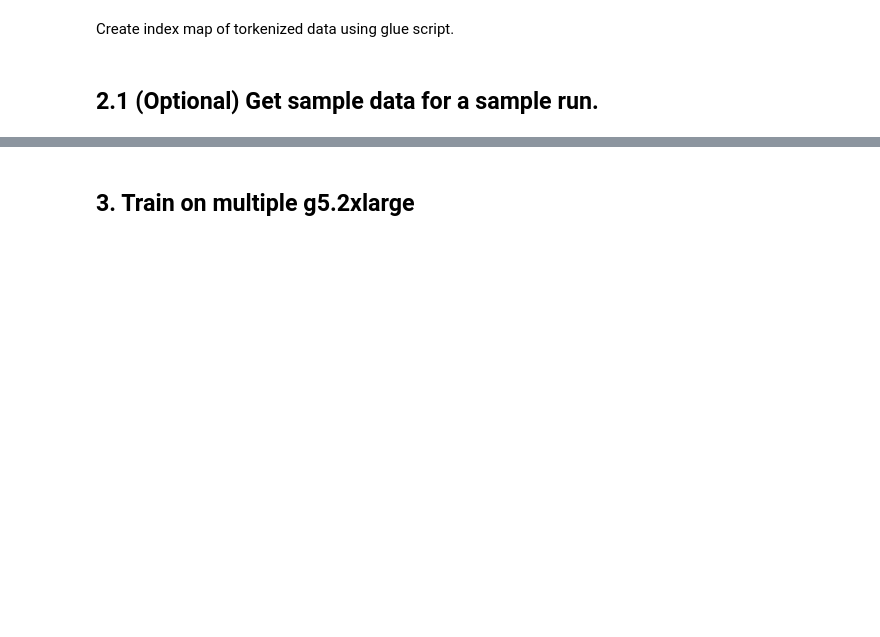
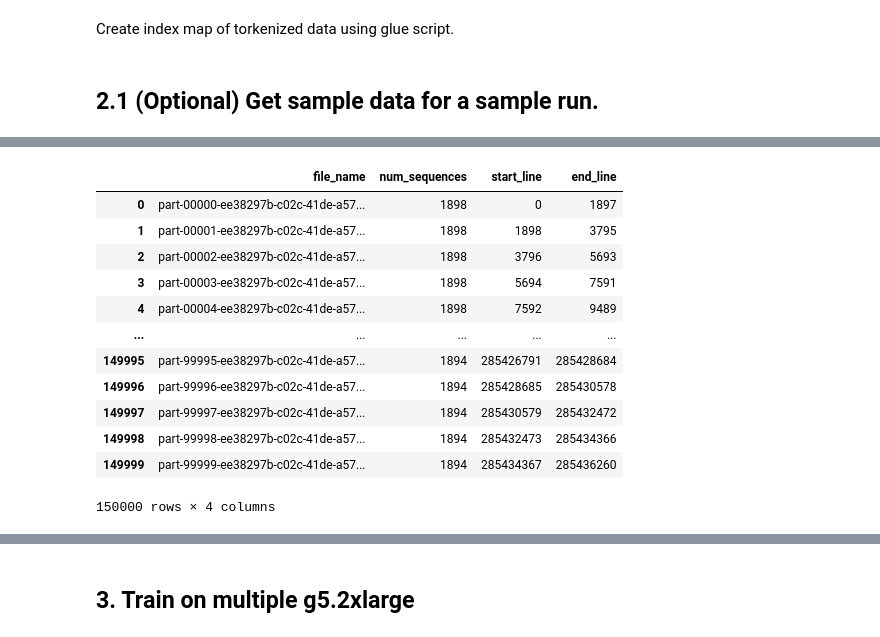
Before and after one commit to shamika/uniref100-esm2-distributed-training-on-sagemaker, a Jupyter notebook: ESM2-Domain-Adoptation-Uniref100.ipynb, the cells around one changed output, grey strips where cells are left out. Drawn from its saved outputs; the diff is of its cells as text; code cells hidden in the pictures; blank space fills up the shorter version.

```diff
--- a/ESM2-Domain-Adoptation-Uniref100.ipynb
+++ b/ESM2-Domain-Adoptation-Uniref100.ipynb
@@ -75,4 +90,18 @@ download: s3://us-east-1-protein-ref-data/uniref100/torkenized-1mb-v3/test/test_
 # %%
 import pandas as pd
-train_index_map = pd.read_csv("./tmp/part-00000-930723dc-5f05-4e8c-a356-1e7c9ef1c115-c000.csv")
-train_index_map[0:1500].to_csv("./tmp/sample_train_10.csv")
+train_index_map = pd.read_csv(f"./tmp/{train_index_file}")
+train_index_map
+# %% [output]
+|  | file_name | num_sequences | start_line | end_line |
+| 0 | part-00000-ee38297b-c02c-41de-a57... | 1898 | 0 | 1897 |
+| 1 | part-00001-ee38297b-c02c-41de-a57... | 1898 | 1898 | 3795 |
+| 2 | part-00002-ee38297b-c02c-41de-a57... | 1898 | 3796 | 5693 |
+| 3 | part-00003-ee38297b-c02c-41de-a57... | 1898 | 5694 | 7591 |
+| 4 | part-00004-ee38297b-c02c-41de-a57... | 1898 | 7592 | 9489 |
+| ... | ... | ... | ... | ... |
+| 149995 | part-99995-ee38297b-c02c-41de-a57... | 1894 | 285426791 | 285428684 |
+| 149996 | part-99996-ee38297b-c02c-41de-a57... | 1894 | 285428685 | 285430578 |
+| 149997 | part-99997-ee38297b-c02c-41de-a57... | 1894 | 285430579 | 285432472 |
+| 149998 | part-99998-ee38297b-c02c-41de-a57... | 1894 | 285432473 | 285434366 |
+| 149999 | part-99999-ee38297b-c02c-41de-a57... | 1894 | 285434367 | 285436260 |
+150000 rows × 4 columns
```
Also changed, not shown: parts of 16 cells of this notebook.
